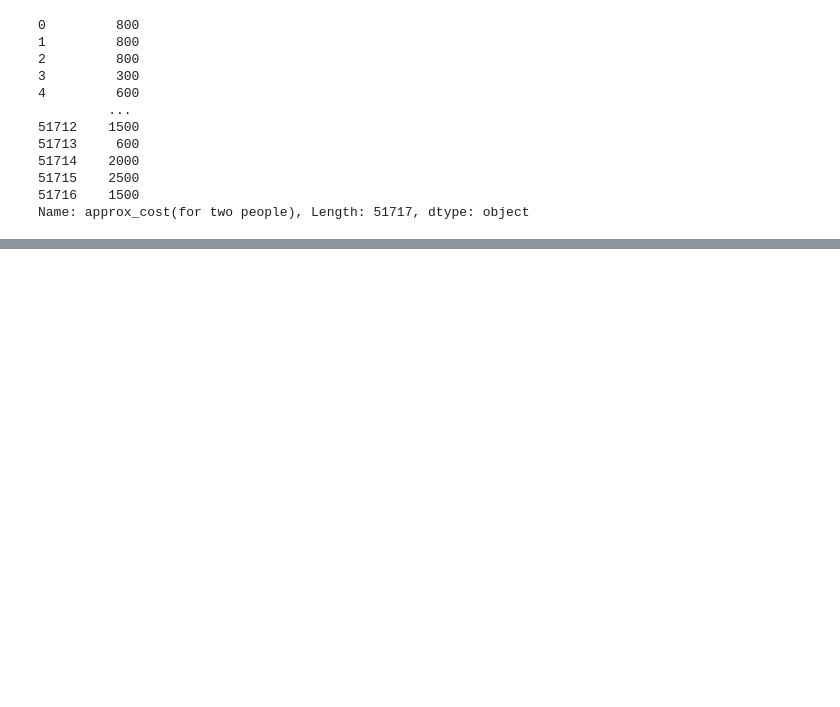
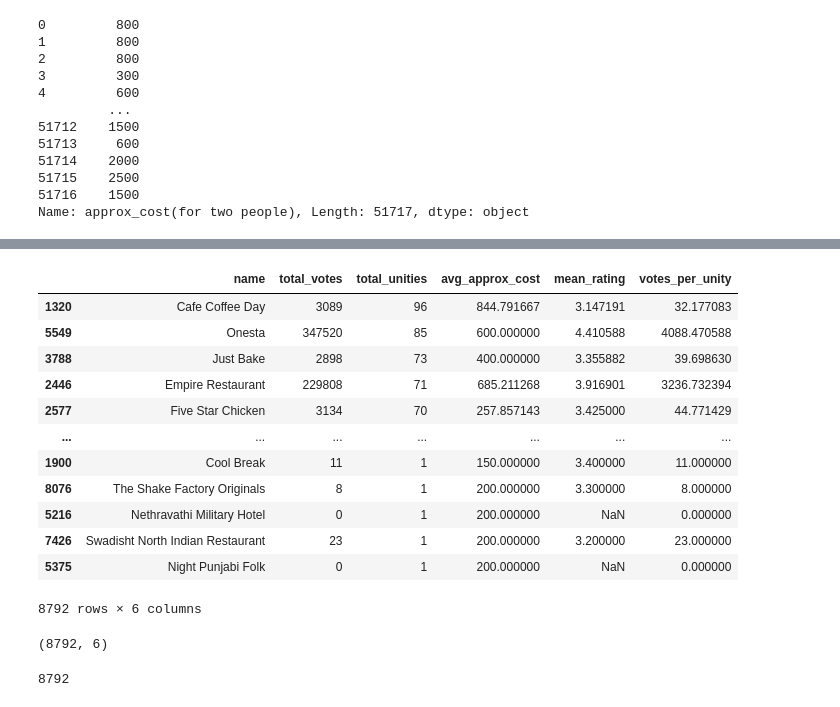
Before and after one commit to AtigPurohit/Success-of-a-Zomato-Restaurant, a Jupyter notebook: Success of a Zomato restaurant.ipynb, the cells around one changed output, grey strips where cells are left out. Saved outputs shown, nothing was run; the diff lists cells and outputs as text; code cells hidden in the pictures; blank space fills up the shorter version.

```diff
--- a/Success of a Zomato restaurant.ipynb
+++ b/Success of a Zomato restaurant.ipynb
@@ -191,0 +228,2 @@ Name: approx_cost(for two people), Length: 51717, dtype: object
+# %%
+dataset['Top_types']=dataset['rest_type'].apply(mark)
@@ -191,0 +328,25 @@ Name: approx_cost(for two people), Length: 51717, dtype: object
+# %%
+popular = rest.sort_values(by='total_unities',ascending=False)
+popular
+# %% [output]
+|  | name | total_votes | total_unities | avg_approx_cost | mean_rating | votes_per_unity |
+| 1320 | Cafe Coffee Day | 3089 | 96 | 844.791667 | 3.147191 | 32.177083 |
+| 5549 | Onesta | 347520 | 85 | 600.000000 | 4.410588 | 4088.470588 |
+| 3788 | Just Bake | 2898 | 73 | 400.000000 | 3.355882 | 39.698630 |
+| 2446 | Empire Restaurant | 229808 | 71 | 685.211268 | 3.916901 | 3236.732394 |
+| 2577 | Five Star Chicken | 3134 | 70 | 257.857143 | 3.425000 | 44.771429 |
+| ... | ... | ... | ... | ... | ... | ... |
+| 1900 | Cool Break | 11 | 1 | 150.000000 | 3.400000 | 11.000000 |
+| 8076 | The Shake Factory Originals | 8 | 1 | 200.000000 | 3.300000 | 8.000000 |
+| 5216 | Nethravathi Military Hotel | 0 | 1 | 200.000000 | NaN | 0.000000 |
+| 7426 | Swadisht North Indian Restaurant | 23 | 1 | 200.000000 | 3.200000 | 23.000000 |
+| 5375 | Night Punjabi Folk | 0 | 1 | 200.000000 | NaN | 0.000000 |
+8792 rows × 6 columns
+# %%
+popular.shape
+# %% [output]
+(8792, 6)
+# %%
+popular['name'].nunique()
+# %% [output]
+8792
```
Also changed, not shown: parts of 27 cells of this notebook, 1 other file.
